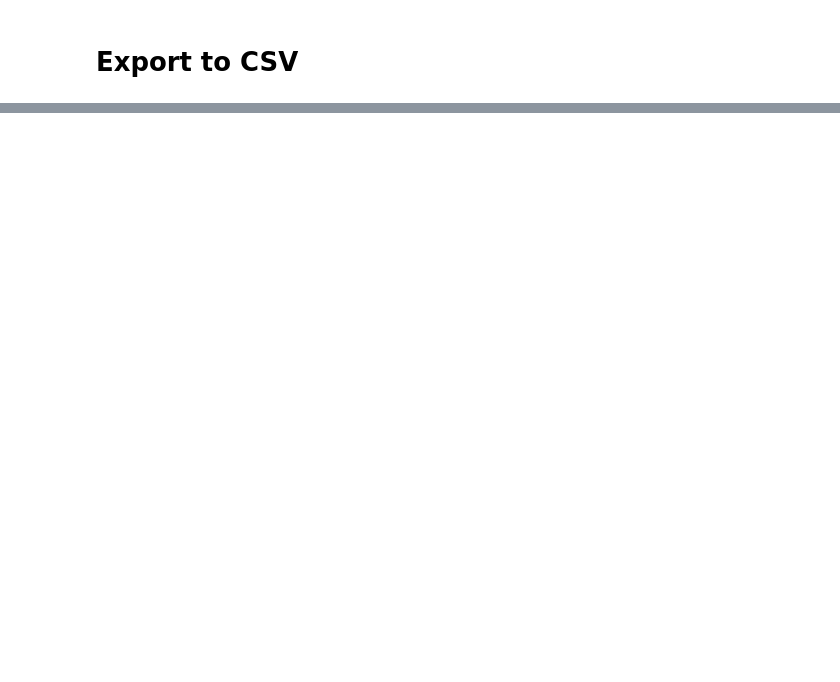
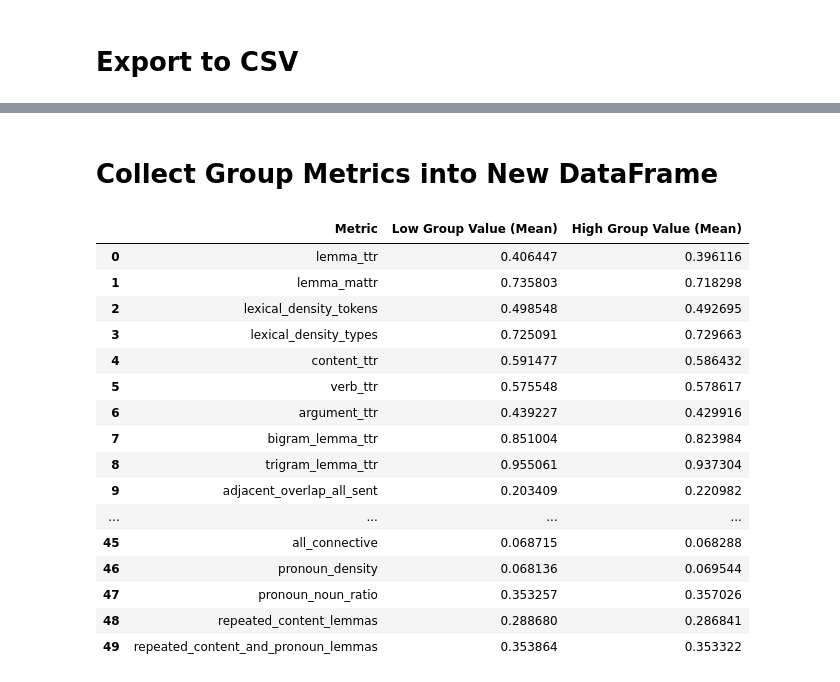
Before and after one commit to srivarshan-s/CoAuthorViz, a Jupyter notebook: notebooks/analysis.ipynb, the cells around one changed output, grey strips where cells are left out. Saved outputs shown, nothing was run; the diff lists cells and outputs as text; code cells hidden in the pictures; blank space fills up the shorter version.

Commit message:
Add TAACO metrics

```diff
--- a/notebooks/analysis.ipynb
+++ b/notebooks/analysis.ipynb
@@ -374,0 +462,5 @@ df.to_csv("writing_session_stats.csv")
+# %%
+for col in df_low.columns:
+    if col in df.columns:
+        continue
+    print("Mean", col, ":", np.mean(df_low[col]))
@@ -374,0 +485,40 @@ df.to_csv("writing_session_stats.csv")
+# %% [markdown]
+# Collect Group Metrics into New DataFrame
+# %%
+group_metrics = pd.DataFrame()
+# %%
+metrics = []
+low_group_val = []
+high_group_val = []
+# %%
+for col in new_df.columns:
+    if col in df.columns:
+        continue
+    metrics.append(col)
+    low_group_val.append(np.mean(df_low[col]))
+    high_group_val.append(np.mean(df_high[col]))
+group_metrics["Metric"] = metrics
+group_metrics["Low Group Value (Mean)"] = low_group_val
+group_metrics["High Group Value (Mean)"] = high_group_val
+
+group_metrics.to_csv("Group Metrics.csv")
+# %%
+group_metrics
+# %% [output]
+|  | Metric | Low Group Value (Mean) | High Group Value (Mean) |
+| 0 | lemma_ttr | 0.406447 | 0.396116 |
+| 1 | lemma_mattr | 0.735803 | 0.718298 |
+| 2 | lexical_density_tokens | 0.498548 | 0.492695 |
+| 3 | lexical_density_types | 0.725091 | 0.729663 |
+| 4 | content_ttr | 0.591477 | 0.586432 |
+| 5 | verb_ttr | 0.575548 | 0.578617 |
+| 6 | argument_ttr | 0.439227 | 0.429916 |
+| 7 | bigram_lemma_ttr | 0.851004 | 0.823984 |
+| 8 | trigram_lemma_ttr | 0.955061 | 0.937304 |
+| 9 | adjacent_overlap_all_sent | 0.203409 | 0.220982 |
+| ... | ... | ... | ... |
+| 45 | all_connective | 0.068715 | 0.068288 |
+| 46 | pronoun_density | 0.068136 | 0.069544 |
+| 47 | pronoun_noun_ratio | 0.353257 | 0.357026 |
+| 48 | repeated_content_lemmas | 0.288680 | 0.286841 |
+| 49 | repeated_content_and_pronoun_lemmas | 0.353864 | 0.353322 |
```
Also changed, not shown: parts of 27 cells of this notebook, 1 other file.
